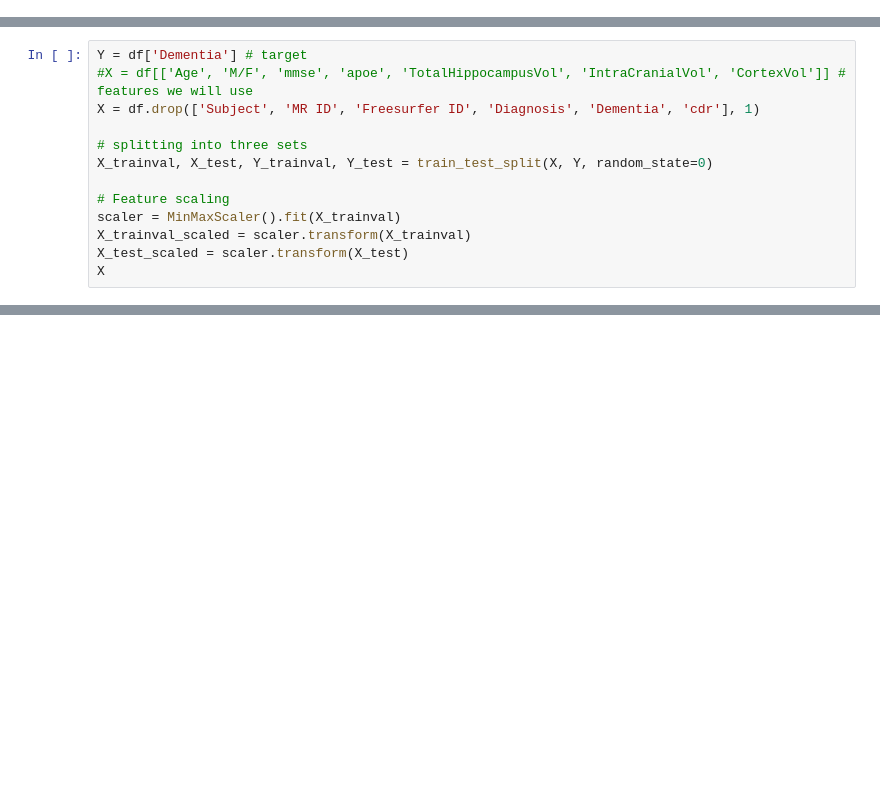
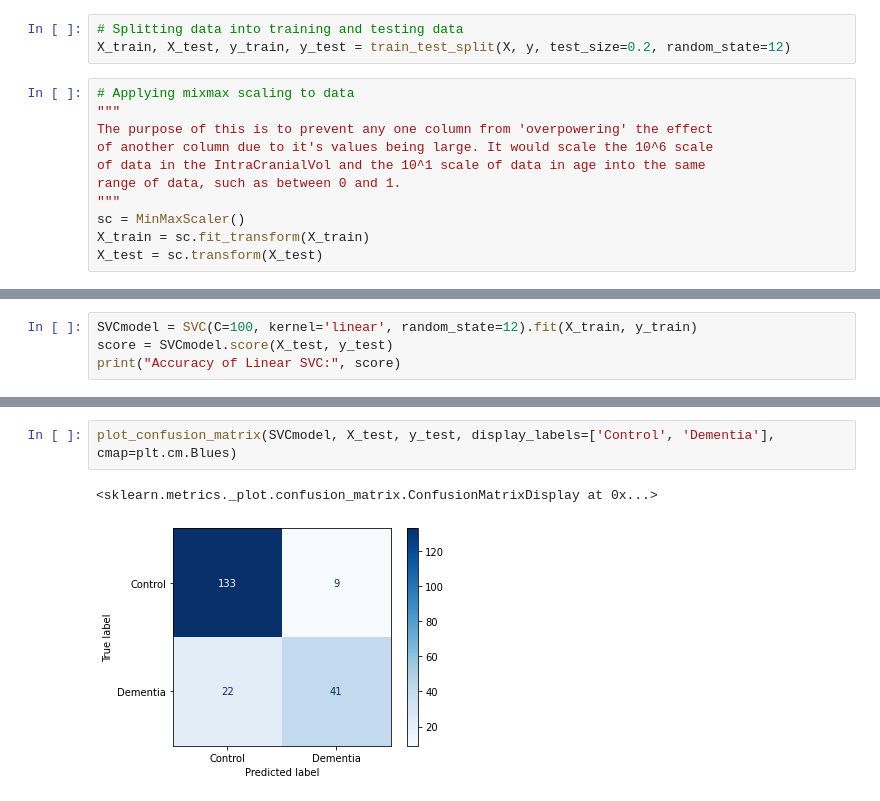
Before and after one commit to jakl3/Polygence, a Jupyter notebook: svm_test.ipynb, the cells around one changed output, grey strips where cells are left out. Cells and saved outputs as stored; diff of their text form; blank space fills up the shorter version.

```diff
--- a/svm_test.ipynb
+++ b/svm_test.ipynb
@@ -31,0 +102,14 @@ Name: Dementia, dtype: int64
+# %%
+# Splitting data into training and testing data
+X_train, X_test, y_train, y_test = train_test_split(X, y, test_size=0.2, random_state=12)
+# %%
+# Applying mixmax scaling to data
+"""
+The purpose of this is to prevent any one column from 'overpowering' the effect
+of another column due to it's values being large. It would scale the 10^6 scale
+of data in the IntraCranialVol and the 10^1 scale of data in age into the same
+range of data, such as between 0 and 1.
+"""
+sc = MinMaxScaler()
+X_train = sc.fit_transform(X_train)
+X_test = sc.transform(X_test)
@@ -47,13 +122,0 @@ Index(['Subject', 'MR ID', 'Freesurfer ID', 'Age', 'M/F', 'Diagnosis',
-# %%
-Y = df['Dementia'] # target
-#X = df[['Age', 'M/F', 'mmse', 'apoe', 'TotalHippocampusVol', 'IntraCranialVol', 'CortexVol']] # features we will use
-X = df.drop(['Subject', 'MR ID', 'Freesurfer ID', 'Diagnosis', 'Dementia', 'cdr'], 1)
-
-# splitting into three sets
-X_trainval, X_test, Y_trainval, Y_test = train_test_split(X, Y, random_state=0)
-
-# Feature scaling
-scaler = MinMaxScaler().fit(X_trainval)
-X_trainval_scaled = scaler.transform(X_trainval)
-X_test_scaled = scaler.transform(X_test)
-X
@@ -142,0 +173,4 @@ Test recall with the best parameter is 0.8045298819946706
+# %%
+SVCmodel = SVC(C=100, kernel='linear', random_state=12).fit(X_train, y_train)
+score = SVCmodel.score(X_test, y_test)
+print("Accuracy of Linear SVC:", score)
@@ -142,0 +192,5 @@ Test recall with the best parameter is 0.8045298819946706
+# %%
+plot_confusion_matrix(SVCmodel, X_test, y_test, display_labels=['Control', 'Dementia'], cmap=plt.cm.Blues)
+# %% [output]
+<sklearn.metrics._plot.confusion_matrix.ConfusionMatrixDisplay at 0x...>
+[figure, added]
```
Also changed, not shown: parts of 32 cells of this notebook, 1 other file.
